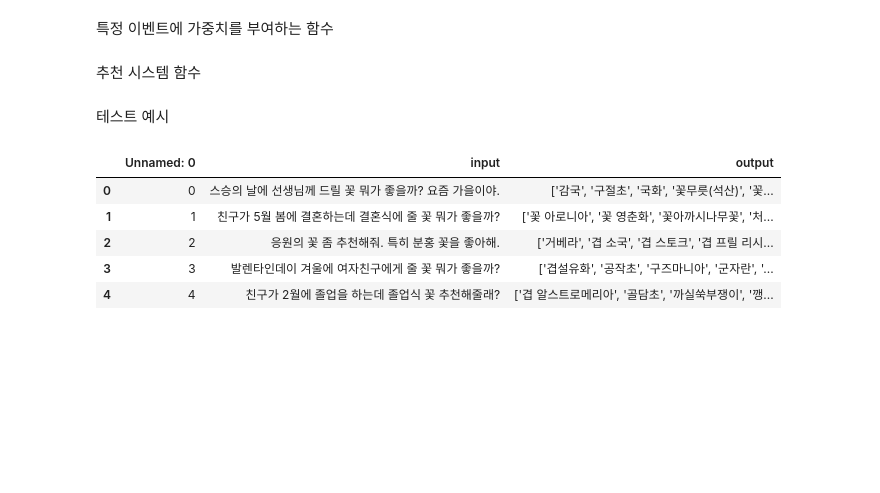
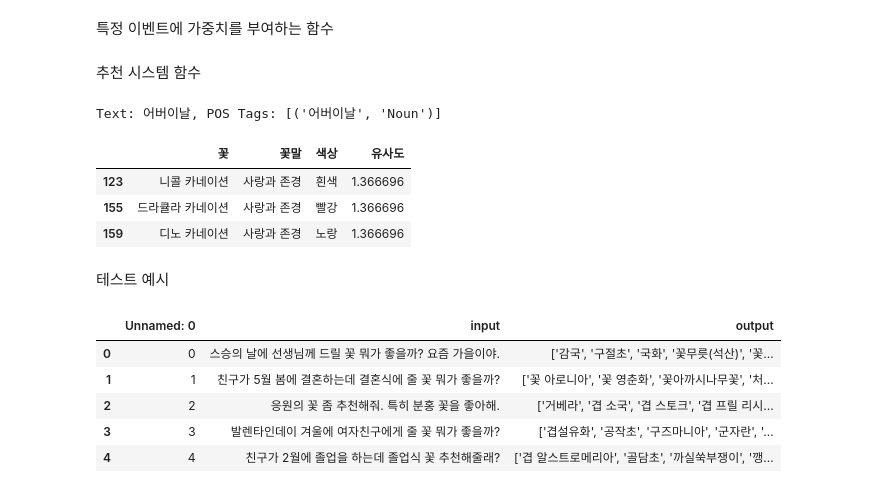
Before and after one commit to Fiurinee-Tave/Model, a Jupyter notebook: data/15_추천시스템_모델링(KLUE).ipynb, the cells around one changed output. Cells and saved outputs as stored; diff of their text form; code cells hidden in the pictures; blank space fills up the shorter version.

```diff
--- a/data/15_추천시스템_모델링(KLUE).ipynb
+++ b/data/15_추천시스템_모델링(KLUE).ipynb
@@ -277,9 +285,11 @@ def add_context_if_noun(user_input):
 # %% [markdown]
 특정 이벤트에 가중치를 부여하는 함수
 # %%
-# 특정 이벤트에 가중치를 부여하는 함수
-def apply_event_weight(user_input):
+# 특정 이벤트에 가중치를 부여하는 함수 (각 행마다 개별 적용)
+def apply_event_weight_for_row(user_input, row):
     event_weights = {
+        '발렌타인': 1.2,
+        '화이트': 1.2,
         '어버이날': 1.2,
         '어버이': 1.2,
         '부모': 1.2,
@@ -291,7 +301,18 @@ def apply_event_weight(user_input):
         '스승의날': 1.2,
         '선생': 1.2,
         '스승': 1.2,
-        '선생님': 1.2
+        '선생님': 1.2,
+        '연인': 1.2,
+        '여자친구': 1.2,
+        '남자친구': 1.2,
+        '여친': 1.2,
+        '남친': 1.2,
+        '아내': 1.2,
+        '와이프': 1.2,
+        '남편': 1.2,
+        '생일': 1.2,
+        '기념일': 1.2,
+        '사랑': 1.2
     }
     weight = 1.0
     for event, event_weight in event_weights.items():
@@ -299,27 +320,29 @@ def apply_event_weight(user_input):
             weight = event_weight
             break
 
-     # 월 가중치 적용
+    # 월 가중치 적용
     month, _ = extract_month_season(user_input)
     if month is not None:
         weight *= 1.2
 
+    # 계절 가중치 적용
+    season, _ = extract_month_season(user_input)
+    if season is not None:
+        weight *= 1.2
+
+    # 꽃의 설명에 따른 추가 가중치 적용
+    if any(event in row['설명'] for event in event_weights.keys() if event in user_input):
+        weight *= 1.2
+
     return weight
 # %% [markdown]
 추천 시스템 함수
 # %%
-from sklearn.metrics.pairwise import cosine_similarity
-
 # 추천 시스템 함수 (코사인 유사도 기반)
 def recommend_flower(user_input, df, tokenizer, model):
-    # 사용자 입력 처리 (문맥 추가)
     user_input = add_context_if_noun(user_input)
-
     user_vector = get_user_input_vector(user_input)
     input_color = extract_color(user_input)
-
-    # 가중치 적용
-    weight = apply_event_weight(user_input)
 
     if input_color:
         # 색상이 명시된 경우 해당 색상의 꽃들로 필터링
@@ -329,8 +352,8 @@ def recommend_flower(user_input, df, tokenizer, model):
         filtered_df = df.copy()
         filtered_df['최종_벡터'] = filtered_df.apply(lambda row: create_combined_vector_without_color(row), axis=1)
 
-    # 코사인 유사도 산출
-    filtered_df['유사도'] = filtered_df['최종_벡터'].apply(lambda x: cosine_similarity(user_vector, np.array(x))[0][0] * weight)
+    # 각 행에 대해 가중치 계산 및 유사도 산출
+    filtered_df['유사도'] = filtered_df.apply(lambda row: cosine_similarity(user_vector, np.array(row['최종_벡터']).reshape(1, -1))[0][0] * apply_event_weight_for_row(user_input, row), axis=1)
     filtered_df['유사도'] = filtered_df['유사도'].astype(float)  # 숫자형으로 변환
 
     # 유사도를 기준으로 상위 3개의 꽃을 선택하고 중복된 꽃을 제거
@@ -343,6 +366,16 @@ def recommend_flower(user_input, df, tokenizer, model):
         top3 = pd.concat([top3, additional_top]).nlargest(3, '유사도').drop_duplicates(subset='꽃')
 
     return top3[['꽃', '꽃말', '색상', '유사도']]
+# %%
+user_input = "어버이날"
+recommendation = recommend_flower(user_input, df_nlp, tokenizer, model)
+recommendation
+# %% [output]
+Text: 어버이날, POS Tags: [('어버이날', 'Noun')]
+|  | 꽃 | 꽃말 | 색상 | 유사도 |
+| 123 | 니콜 카네이션 | 사랑과 존경 | 흰색 | 1.366696 |
+| 155 | 드라큘라 카네이션 | 사랑과 존경 | 빨강 | 1.366696 |
+| 159 | 디노 카네이션 | 사랑과 존경 | 노랑 | 1.366696 |
 # %% [markdown]
 테스트 예시
 # %%
```
Also changed, not shown: parts of 4 cells of this notebook, 3 other files.
